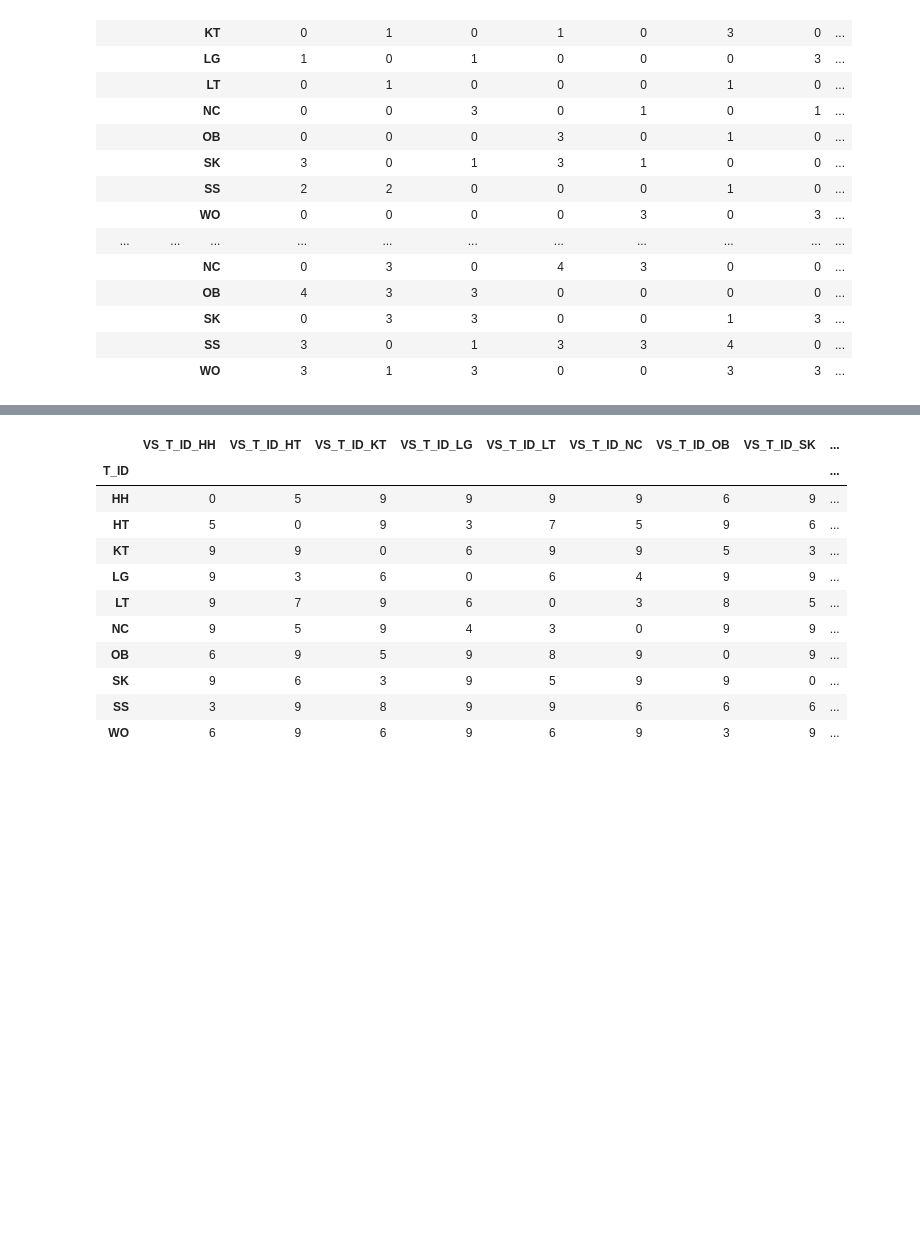
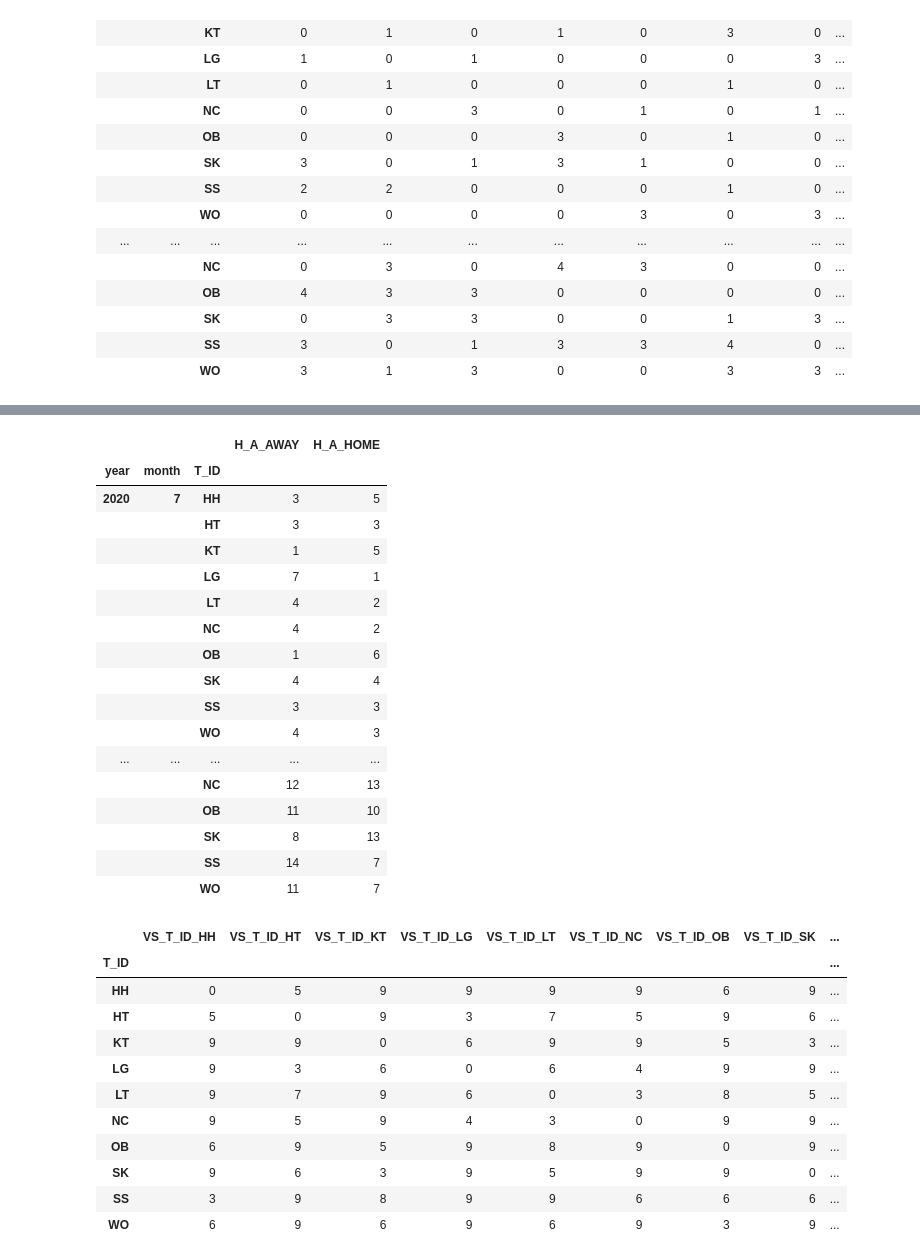
Before and after one commit to cheris8/Baseball_ChilliShrimp, a Jupyter notebook: code/prediction/schedule_left.ipynb, the cells around one changed output, grey strips where cells are left out. Saved outputs shown, nothing was run; the diff lists cells and outputs as text; code cells hidden in the pictures; blank space fills up the shorter version.

```diff
--- a/code/prediction/schedule_left.ipynb
+++ b/code/prediction/schedule_left.ipynb
@@ -61,0 +80,2 @@ before = before.drop(columns=['H_A_AWAY', 'H_A_HOME'])
+# %%
+before_h_a_by_t = before_h_a.groupby(['T_ID']).sum()
@@ -61,0 +97,6 @@ before = before.drop(columns=['H_A_AWAY', 'H_A_HOME'])
+# %%
+all_h_a = h_a_by_t * 0 + 72
+# %%
+oct_h_a = all_h_a - (h_a_by_t + before_h_a_by_t)
+# %%
+h_a[-10:] = h_a[-10:] + oct_h_a
@@ -62,2 +117,23 @@ before = before.drop(columns=['H_A_AWAY', 'H_A_HOME'])
+# %%
+h_a
+# %% [output]
+|  |  |  | H_A_AWAY | H_A_HOME |
+| year | month | T_ID |  |  |
+| 2020 | 7 | HH | 3 | 5 |
+|  |  | HT | 3 | 3 |
+|  |  | KT | 1 | 5 |
+|  |  | LG | 7 | 1 |
+|  |  | LT | 4 | 2 |
+|  |  | NC | 4 | 2 |
+|  |  | OB | 1 | 6 |
+|  |  | SK | 4 | 4 |
+|  |  | SS | 3 | 3 |
+|  |  | WO | 4 | 3 |
+| ... | ... | ... | ... | ... |
+|  |  | NC | 12 | 13 |
+|  |  | OB | 11 | 10 |
+|  |  | SK | 8 | 13 |
+|  |  | SS | 14 | 7 |
+|  |  | WO | 11 | 7 |
 # %%
 gamed = before.groupby(['T_ID']).sum()
```
Also changed, not shown: parts of 9 cells of this notebook, 1 other file.
